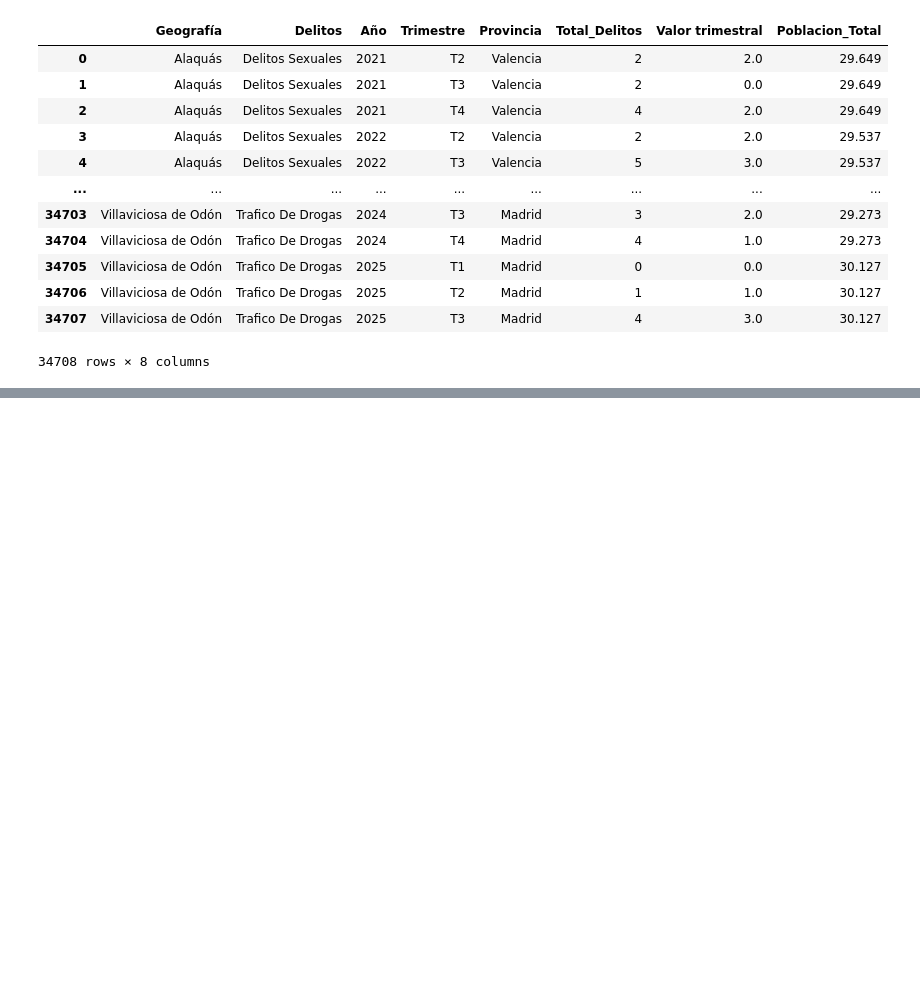
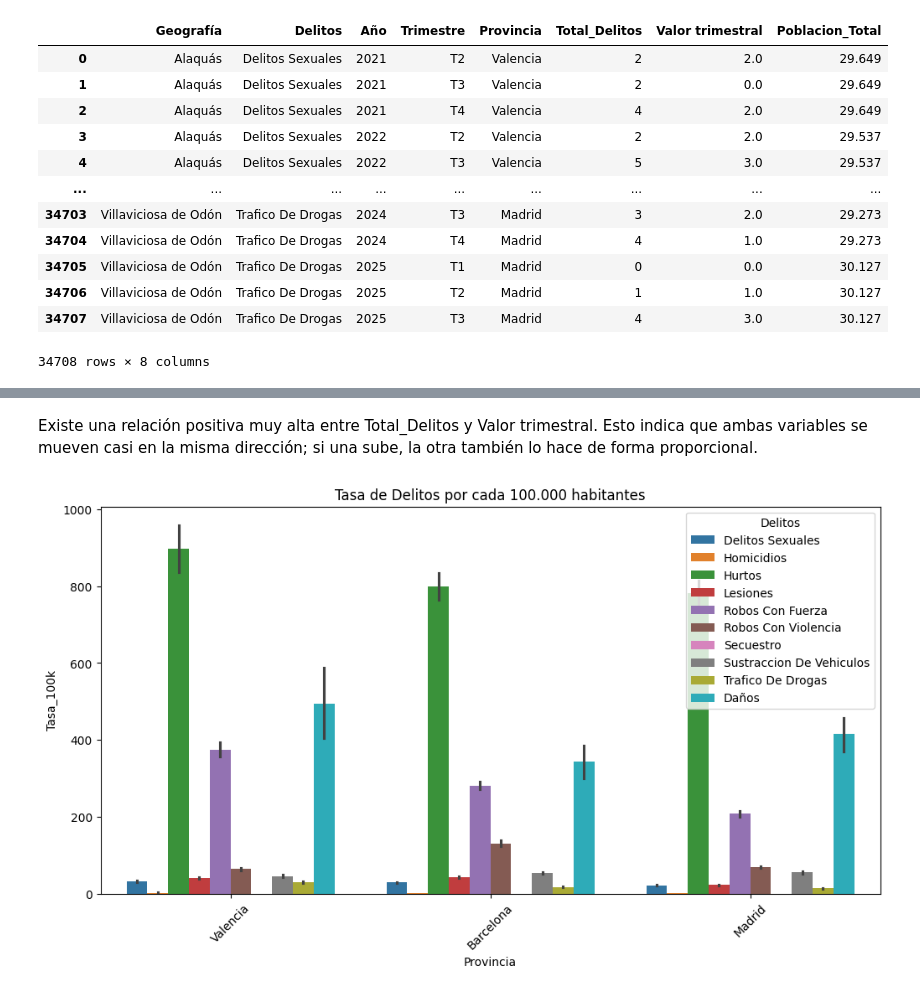
Before and after one commit to 4GeeksAcademy/sp-ml-20-final-project-g4, a Jupyter notebook: src/security_score_elreno23 copy.ipynb, the cells around one changed output, grey strips where cells are left out. Drawn from its saved outputs; the diff is of its cells as text; code cells hidden in the pictures; blank space fills up the shorter version.

```diff
--- a/src/security_score_elreno23 copy.ipynb
+++ b/src/security_score_elreno23 copy.ipynb
@@ -982,0 +998,14 @@ df_merge
+# %% [markdown]
+Existe una relación positiva muy alta entre Total_Delitos y Valor trimestral. Esto indica que ambas variables se mueven casi en la misma dirección; si una sube, la otra también lo hace de forma proporcional.
+# %%
+# Crear ratio para una comparación justa
+df_merge['Tasa_100k'] = (df_merge['Total_Delitos'] / df_merge['Poblacion_Total']) * 100000
+
+# Visualización de Tasa por Provincia y Tipo de Delito
+plt.figure(figsize=(12, 6))
+sns.barplot(data=df_merge, x='Provincia', y='Tasa_100k', hue='Delitos')
+plt.title('Tasa de Delitos por cada 100.000 habitantes')
+plt.xticks(rotation=45)
+plt.show()
+# %% [output]
+[figure, added]
```
Also changed, not shown: parts of 4 cells of this notebook.
